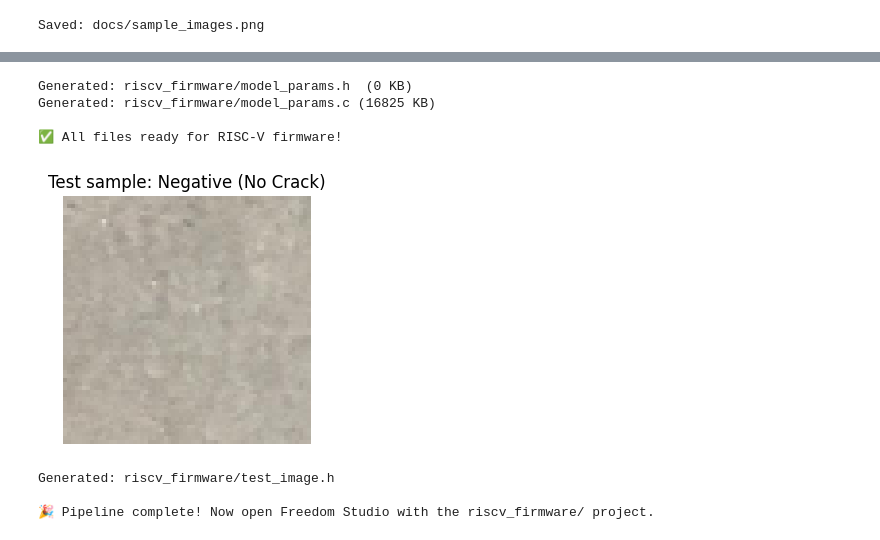
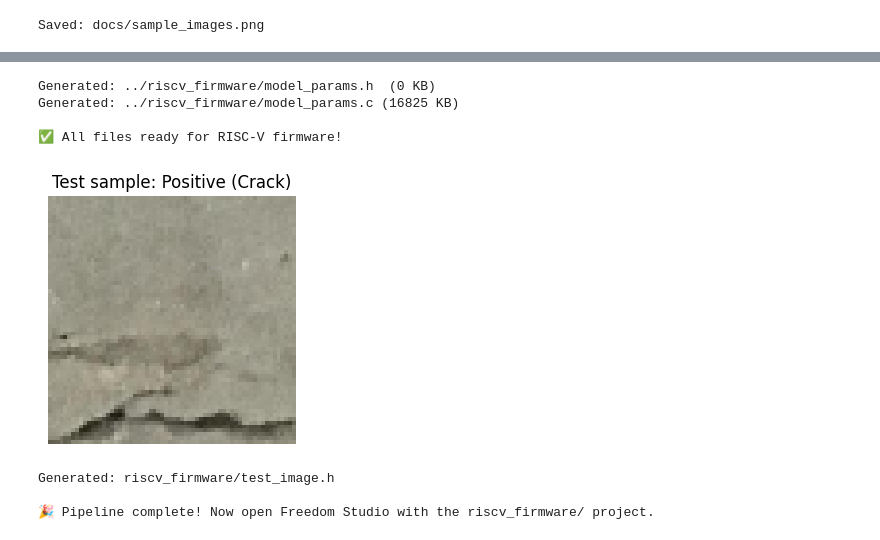
Before and after one commit to K-Sai-2005/EDGE-AI-RISCV, a Jupyter notebook: python_training/CrackDetection_Training.ipynb, the cells around one changed output, grey strips where cells are left out. Saved outputs shown, nothing was run; the diff lists cells and outputs as text; code cells hidden in the pictures.

```diff
--- a/python_training/CrackDetection_Training.ipynb
+++ b/python_training/CrackDetection_Training.ipynb
@@ -321,12 +410,15 @@ Saved: python_training/crack_model_quant.tflite
 # %%
 import os
 
-with open(TFLITE_PATH, 'rb') as f:
+# Adjust TFLITE_PATH to point one directory up
+adjusted_tflite_path = os.path.join('..', TFLITE_PATH)
+with open(adjusted_tflite_path, 'rb') as f:
     model_bytes = f.read()
 
 model_len = len(model_bytes)
 
 # ── Generate model_params.h ──────────────────────────────
+# This already creates ../riscv_firmware, so C_HEADER needs to match
 os.makedirs('../riscv_firmware', exist_ok=True)
 
 header_content = f"""/**
@@ -355,7 +447,9 @@ extern const uint8_t g_model_data[MODEL_DATA_LEN];
 #endif /* MODEL_PARAMS_H */
 """
 
-with open(C_HEADER, 'w') as f:
+# Adjust C_HEADER path to point one directory up
+adjusted_c_header = os.path.join('..', C_HEADER)
+with open(adjusted_c_header, 'w') as f:
     f.write(header_content)
 
 # ── Generate model_params.c ──────────────────────────────
@@ -378,25 +472,28 @@ const uint8_t g_model_data[MODEL_DATA_LEN] = {{
 }};
 """
 
-with open(C_SOURCE, 'w') as f:
+# Adjust C_SOURCE path to point one directory up
+adjusted_c_source = os.path.join('..', C_SOURCE)
+with open(adjusted_c_source, 'w') as f:
     f.write(source_content)
 
-print(f'Generated: {C_HEADER}  ({os.path.getsize(C_HEADER)//1024} KB)')
-print(f'Generated: {C_SOURCE} ({os.path.getsize(C_SOURCE)//1024} KB)')
+print(f'Generated: {adjusted_c_header}  ({os.path.getsize(adjusted_c_header)//1024} KB)')
+print(f'Generated: {adjusted_c_source} ({os.path.getsize(adjusted_c_source)//1024} KB)')
 print('\n✅ All files ready for RISC-V firmware!')
 # %% [output]
-Generated: riscv_firmware/model_params.h  (0 KB)
-Generated: riscv_firmware/model_params.c (16825 KB)
+Generated: ../riscv_firmware/model_params.h  (0 KB)
+Generated: ../riscv_firmware/model_params.c (16825 KB)
 
 ✅ All files ready for RISC-V firmware!
 # %%
+import os
+import numpy as np
+import matplotlib.pyplot as plt
 from tensorflow.keras.preprocessing import image as keras_image
 
-# Pick first validation image
-val_gen.reset()
-sample_imgs, sample_labels = next(val_gen)
-test_img = sample_imgs[0]                          # float32, 0-1, shape (64,64,3)
-test_label = int(sample_labels[0])
+# Pick first validation image from the pre-loaded X_val array
+test_img = X_val[0]                          # float32, 0-1, shape (64,64,3)
+test_label = int(y_val_arr[0])
 
 # Quantize to INT8 (scale same as model input)
 test_img_int8 = (test_img * 255 - 128).astype(np.int8)  # zero_point=128, scale=1/255
@@ -409,34 +506,40 @@ test_c = f"""/**
  * test_image.h — Sample input for firmware verification
  * True label: {test_label} ({'Crack' if test_label==1 else 'No Crack'})
  */
 #ifndef TEST_IMAGE_H
 #define TEST_IMAGE_H
 #include <stdint.h>
 
 #define TEST_IMG_TRUE_LABEL {test_label}   /* {'CRACK' if test_label==1 else 'NO_CRACK'} */
 
 static const int8_t g_test_image[64*64*3] = {{
   {hex_lines}
 }};
 
 #endif /* TEST_IMAGE_H */
 """
 
+# Ensure the riscv_firmware directory exists before trying to write the file
+os.makedirs('../riscv_firmware', exist_ok=True)
+
 with open('../riscv_firmware/test_image.h', 'w') as f:
     f.write(test_c)
+
+# Ensure the docs directory exists before saving the image
+os.makedirs('../docs', exist_ok=True)
 
 # Save image for docs
 plt.figure(figsize=(3,3))
 plt.imshow(test_img)
 plt.title(f'Test sample: {class_names[test_label]}')
 plt.axis('off')
 plt.tight_layout()
 plt.savefig('../docs/test_sample.png', dpi=150)
 plt.show()
 print('Generated: riscv_firmware/test_image.h')
 print('\n🎉 Pipeline complete! Now open Freedom Studio with the riscv_firmware/ project.')
 # %% [output]
-[figure, old version]
+[figure, new version]
 Generated: riscv_firmware/test_image.h
 
 🎉 Pipeline complete! Now open Freedom Studio with the riscv_firmware/ project.
```
Also changed, not shown: parts of 8 cells of this notebook.
